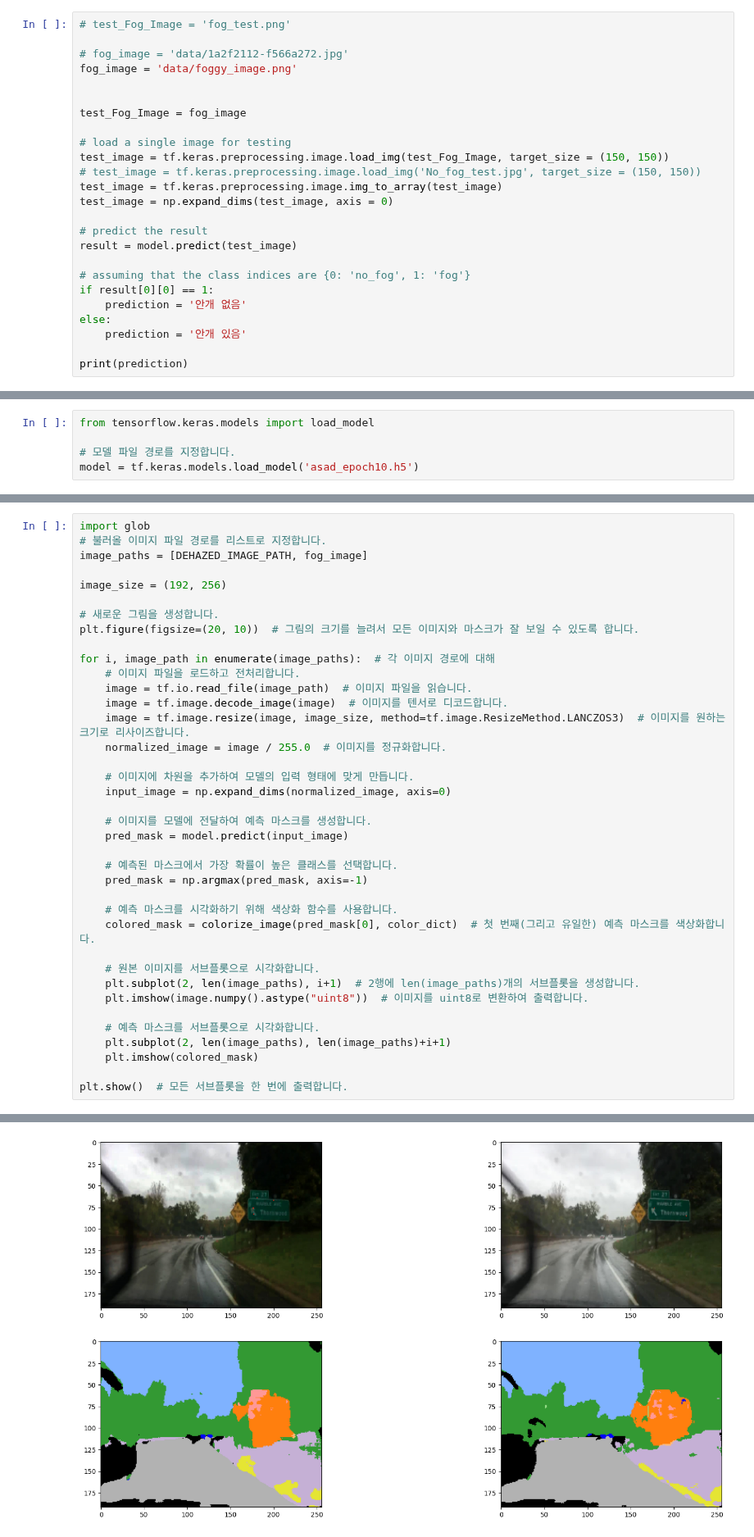
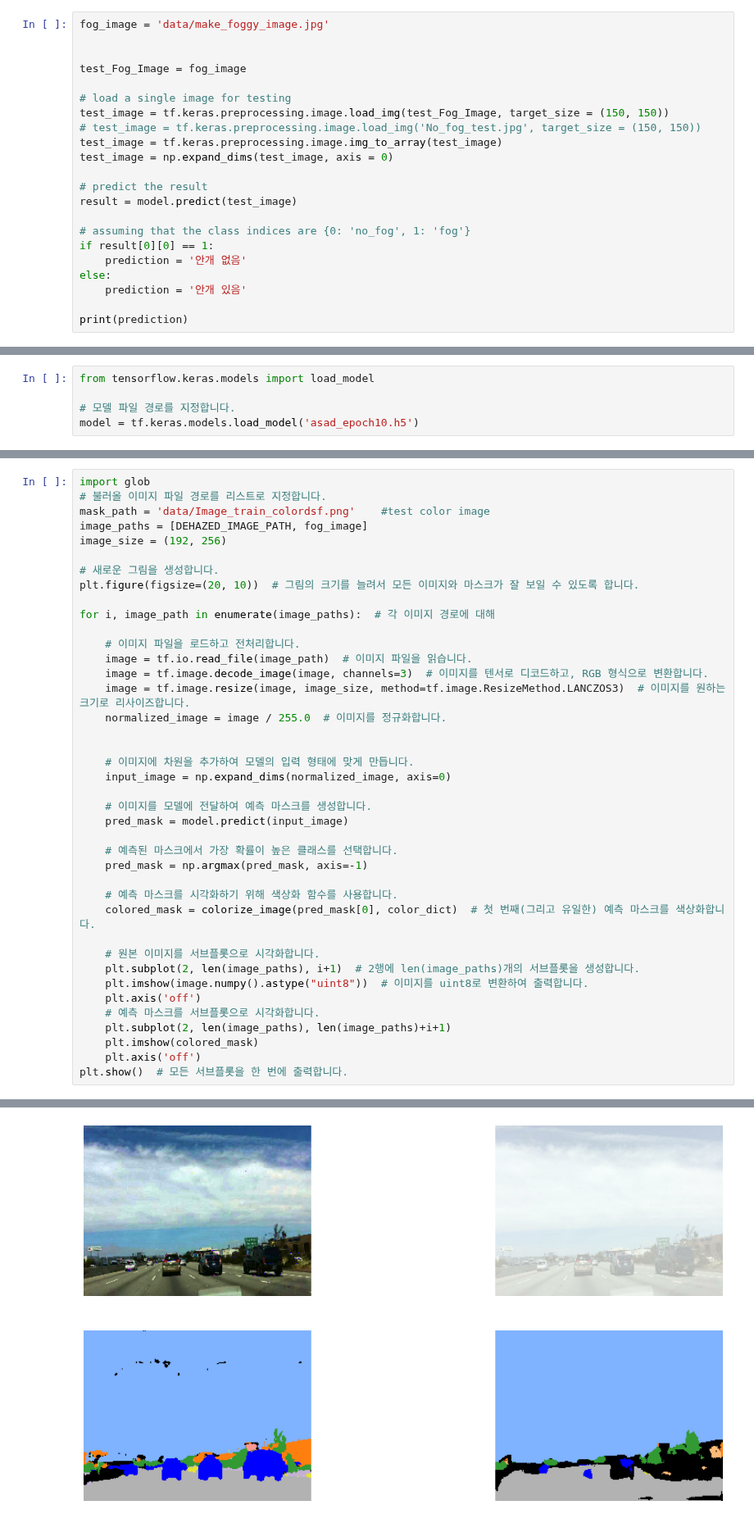
Before and after one commit to GGDuckGGuck/Image_Class, a Jupyter notebook: all_ver2.ipynb, the cells around one changed output, grey strips where cells are left out. Shown at 82% size. Cells and saved outputs as stored; diff of their text form.

```diff
--- a/all_ver2.ipynb
+++ b/all_ver2.ipynb
@@ -12,10 +12,7 @@ from PIL import Image
 # %%
 model = tf.keras.models.load_model('fog_classifier_1209_epoch_500.h5')
 # %%
-# test_Fog_Image = 'fog_test.png'
-
-# fog_image = 'data/1a2f2112-f566a272.jpg'
-fog_image = 'data/foggy_image.png'
+fog_image = 'data/make_foggy_image.jpg'
 
 
 test_Fog_Image = fog_image
@@ -331,19 +345,21 @@ def colorize_image(image, color_dict):
 # %%
 import glob
 # 불러올 이미지 파일 경로를 리스트로 지정합니다.
+mask_path = 'data/Image_train_colordsf.png'    #test color image
 image_paths = [DEHAZED_IMAGE_PATH, fog_image]
-
 image_size = (192, 256)
 
 # 새로운 그림을 생성합니다.
 plt.figure(figsize=(20, 10))  # 그림의 크기를 늘려서 모든 이미지와 마스크가 잘 보일 수 있도록 합니다.
 
 for i, image_path in enumerate(image_paths):  # 각 이미지 경로에 대해
+
     # 이미지 파일을 로드하고 전처리합니다.
     image = tf.io.read_file(image_path)  # 이미지 파일을 읽습니다.
-    image = tf.image.decode_image(image)  # 이미지를 텐서로 디코드합니다.
+    image = tf.image.decode_image(image, channels=3)  # 이미지를 텐서로 디코드하고, RGB 형식으로 변환합니다.
     image = tf.image.resize(image, image_size, method=tf.image.ResizeMethod.LANCZOS3)  # 이미지를 원하는 크기로 리사이즈합니다.
     normalized_image = image / 255.0  # 이미지를 정규화합니다.
+
 
     # 이미지에 차원을 추가하여 모델의 입력 형태에 맞게 만듭니다.
     input_image = np.expand_dims(normalized_image, axis=0)
@@ -360,10 +376,10 @@ for i, image_path in enumerate(image_paths):  # 각 이미지 경로에 대해
     # 원본 이미지를 서브플롯으로 시각화합니다.
     plt.subplot(2, len(image_paths), i+1)  # 2행에 len(image_paths)개의 서브플롯을 생성합니다.
     plt.imshow(image.numpy().astype("uint8"))  # 이미지를 uint8로 변환하여 출력합니다.
-
+    plt.axis('off')
     # 예측 마스크를 서브플롯으로 시각화합니다.
     plt.subplot(2, len(image_paths), len(image_paths)+i+1)
     plt.imshow(colored_mask)
-
+    plt.axis('off')
 plt.show()  # 모든 서브플롯을 한 번에 출력합니다.
 # %% [output]
@@ -372 +388 @@ plt.show()  # 모든 서브플롯을 한 번에 출력합니다.
-[figure, old version]
+[figure, new version]
```
Also changed, not shown: parts of 9 cells of this notebook, 3 other files.
